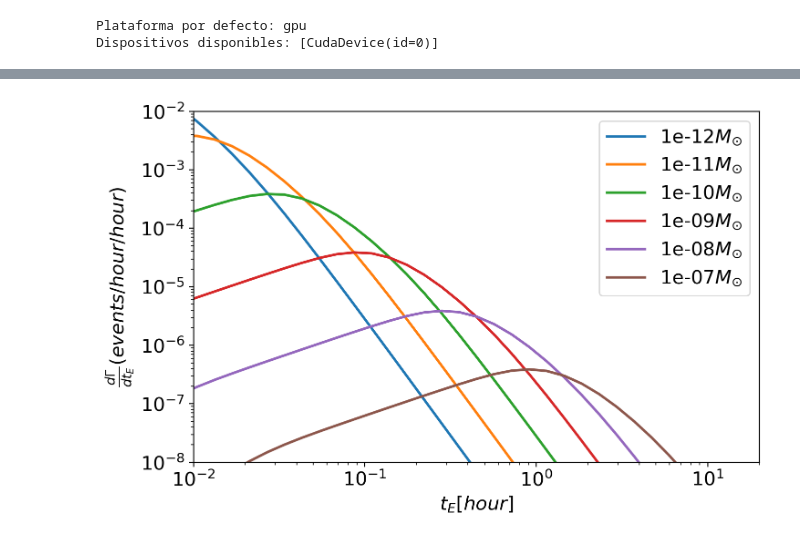
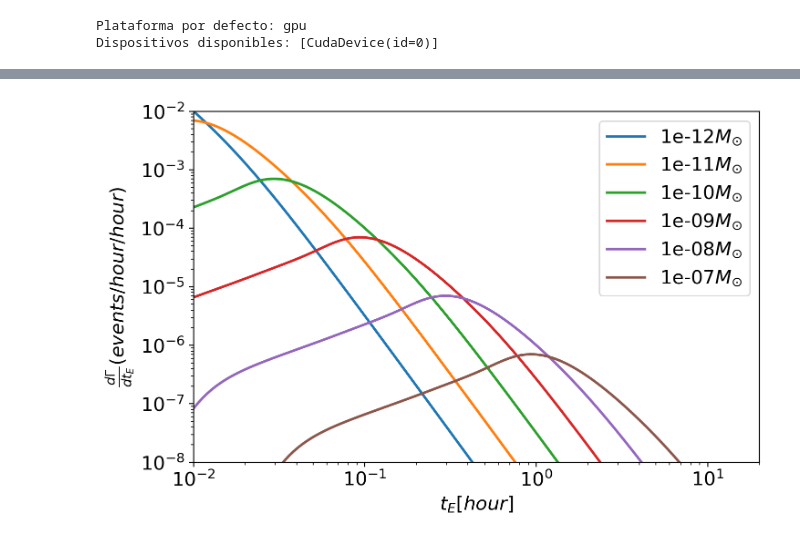
Before and after one commit to anibal-art/Lentes_gravitacionales, a Jupyter notebook: niikura_exclusion_plot.ipynb, the cells around one changed output, grey strips where cells are left out. Saved outputs shown, nothing was run; the diff lists cells and outputs as text; code cells hidden in the pictures.

```diff
--- a/niikura_exclusion_plot.ipynb
+++ b/niikura_exclusion_plot.ipynb
@@ -54,7 +51,7 @@ D = 770*u.kpc
 t=1*u.hour
 
 masses = np.logspace(-12,-7,12-7+1)*u.M_sun
-m = masses[0]
+m = masses[-1]
 # %%
 # integrar sin jax
 not_jax = False
@@ -83,17 +109,15 @@ if not_jax:
 f_jax = lambda u, x: integrand_jax(u, x, D=D.to('m').value, rs=rs_MW.to('m').value, rho_c=rho_c_MW.to('kg/m^3').value,
                                    t=float(t.to('s').value), m=m.to('kg').value, l_coord=l,
                                    b_coord=b, uT=uT)
-double_integral_2d_jit = jax.jit(double_integral_2d, static_argnames=["f"])
-
 t0 = time.time()
-event_rate_data = dif_event_rate( t, m, D, rs_MW, rho_c_MW, l, b, uT)
+event_rate_data = dif_event_rate( t, m, D, rs_MW, rho_c_MW, l, b, uT, True)
 print('resultado integrando',event_rate_data.integrand(0.5,0.5))
 print('resultado integral usando dbquad',event_rate_data.event_rate())
 tf = time.time()
 print('Tiempo transcurrido integrando con dbquad',tf-t0)
 print('   ')
 t0 = time.time()
-resultado_jax = double_integral_2d_jit(f_jax, (0.0, uT-1e-15), (0.0, 1.0))
+resultado_jax = double_integral_2d(f_jax, (0.0, uT-1e-15), (0.0, 1.0))
 print('resultado integrando usando JAX',integrand_jax(0.5, 0.5, D.to('m').value, rs_MW.to('m').value, rho_c_MW.to('kg/m^3').value, float(t.to('s').value), m.to('kg').value, l, b, uT))
 print('resultado integral usando JAX',resultado_jax)
 tf = time.time()
@@ -109,8 +133,12 @@ Tiempo transcurrido integrando con JAX 0.36545300483703613
 # %%
 #comparacion integrandos
 umin = np.linspace(0,1,1000)
-X = np.linspace(0,1,20)
+X = np.linspace(0,1,30)
 for x in X:
     plt.plot(umin,integrand_jax(umin, x, D.to('m').value, rs_MW.to('m').value, rho_c_MW.to('kg/m^3').value, float(t.to('s').value), m.to('kg').value, l, b, uT))
     plt.plot(umin, event_rate_data.integrand(x,umin),'--',alpha=0.5)
+plt.show()
+
+for x in X:
+    plt.plot(umin,integrand_jax_m31(umin, x, D.to('m').value, rs_MW.to('m').value, rho_c_MW.to('kg/m^3').value, float(t.to('s').value), m.to('kg').value, l, b, uT))
 # %% [output]
@@ -121,7 +150,7 @@ for x in X:
 # Convertís tus cantidades antes:
 # m_val = m.to('kg').value
 
-t_hat = np.logspace(-3, 2, 50)*u.hour.to('s')
+t_hat = np.logspace(-3, 2, 200)*u.hour.to('s')
 
 rs_MW_val = rs_MW.to('m').value
 rho_c_MW_val = rho_c_MW.to('kg/m^3').value
@@ -146,34 +175,34 @@ for m in masses:
                                            b_coord=b, uT=uT_val)
 
         # Definís la función con los parámetros fijos
-        f_jax_M31 = lambda u, x: integrand_jax(u, x, D=D_val, rs=rs_M31_val, rho_c=rho_c_M31_val,
+        f_jax_M31 = lambda u, x: integrand_jax_m31(u, x, D=D_val, rs=rs_M31_val, rho_c=rho_c_M31_val,
                                            t=t_val, m=m_val, l_coord=l,
                                            b_coord=b, uT=uT_val)
 
-        resultado_MW = double_integral_2d_jit(f_jax_MW, (0.0, uT-1e-15), (0.0, 1.0))
-        resultado_M31 = double_integral_2d_jit(f_jax_M31, (0.0, uT-1e-15), (0.0, 1.0))
+        resultado_MW = double_integral_2d(f_jax_MW, (0.0, uT-1e-15), (0.0, 1.0))
+        resultado_M31 = double_integral_2d(f_jax_M31, (0.0, uT-1e-15), (0.0, 1.0-1e-9))
 
         d2gamadt2_MW[str(m)].append(resultado_MW)
         d2gamadt2_M31[str(m)].append(resultado_M31)
 # %%
 #niikura plots
 
 plt.figure(figsize=(8,5),dpi=200)
 for m in masses:
-    plt.plot(t_hat/3600,(np.array(d2gamadt2_MW[str(m)])+np.array(d2gamadt2_M31[str(m)])),lw=2, ls='-',label=str(m.value)+r'$M_{\odot}$')
+    plt.plot(t_hat/3600,(np.array(d2gamadt2_MW[str(m)])+np.array(d2gamadt2_M31[str(m)])),lw=2, marker='',ls='-',label=str(m.value)+r'$M_{\odot}$')
 # plt.plot(t_hat/3600,np.array(d2gamadt2_MW[str(m)]), alpha=0.5,lw=2, ls='--',color='b')
 # plt.plot(t_hat/3600,np.array(d2gamadt2_M31[str(m)]), alpha=0.5,lw=2, ls='--',color='g')
 plt.xscale("log")
 plt.yscale("log")
 plt.ylim(1e-8,1e-2)
 plt.xlim(1e-2,2e1)
 
 plt.ylabel(r'$\frac{d\Gamma}{dt_E}(events/hour/hour)$',fontsize=15)
 plt.xlabel(r'$t_E [hour]$',fontsize=15)
 plt.xticks(fontsize=15)
 plt.yticks(fontsize=15)
 plt.legend(loc='best' ,fontsize=15)
 plt.savefig('/home/anibal-pc/figures_final_makler/rates_niikura.png')
 plt.show()
 # %% [output]
-[figure, old version]
+[figure, new version]
```
Also changed, not shown: parts of 7 cells of this notebook, 2 other files.
